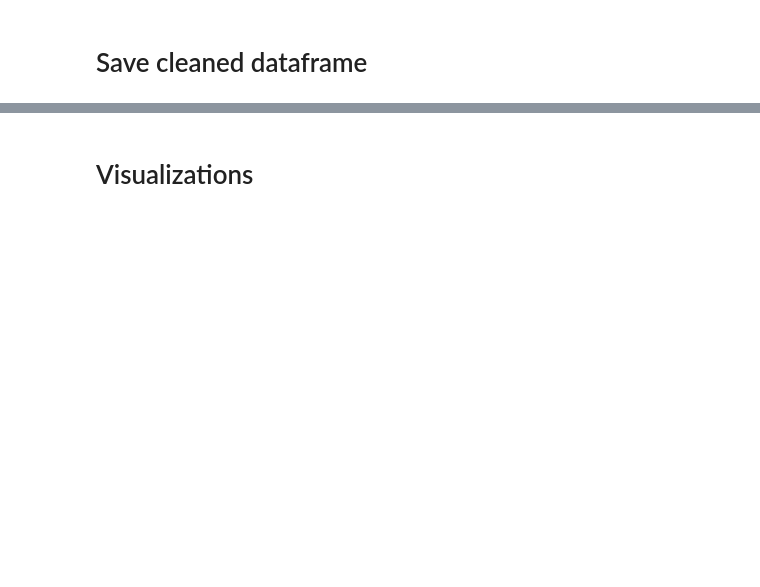
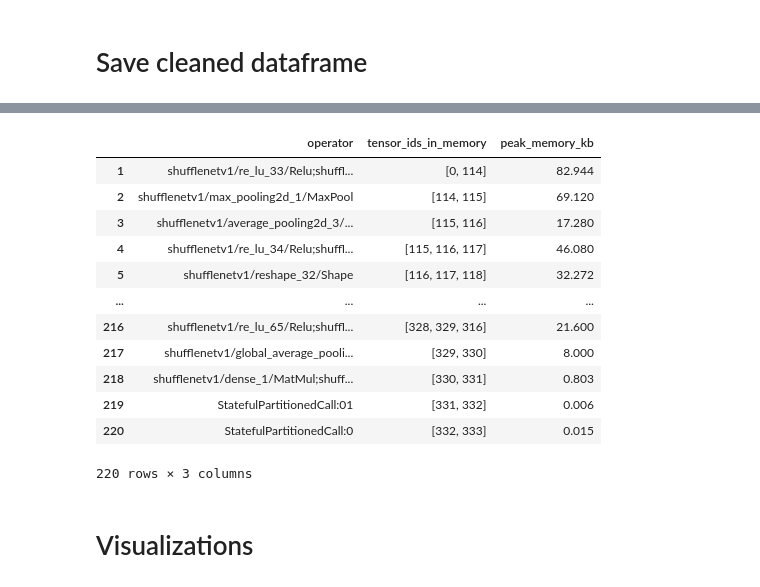
Before and after one commit to subrockmann/tiny_cnn, a Jupyter notebook: Layer Visualizations.ipynb, the cells around one changed output, grey strips where cells are left out. Drawn from its saved outputs; the diff is of its cells as text; code cells hidden in the pictures; blank space fills up the shorter version.

```diff
--- a/Layer Visualizations.ipynb
+++ b/Layer Visualizations.ipynb
@@ -561,3 +585,20 @@ df.to_pickle(clean_df_filepath)
+# %%
+peak_memory_df = pd.read_pickle(models_peak_memory_df_path)
+peak_memory_df
+# %% [output]
+|  | operator | tensor_ids_in_memory | peak_memory_kb |
+| 1 | shufflenetv1/re_lu_33/Relu;shuffl... | [0, 114] | 82.944 |
+| 2 | shufflenetv1/max_pooling2d_1/MaxPool | [114, 115] | 69.120 |
+| 3 | shufflenetv1/average_pooling2d_3/... | [115, 116] | 17.280 |
+| 4 | shufflenetv1/re_lu_34/Relu;shuffl... | [115, 116, 117] | 46.080 |
+| 5 | shufflenetv1/reshape_32/Shape | [116, 117, 118] | 32.272 |
+| ... | ... | ... | ... |
+| 216 | shufflenetv1/re_lu_65/Relu;shuffl... | [328, 329, 316] | 21.600 |
+| 217 | shufflenetv1/global_average_pooli... | [329, 330] | 8.000 |
+| 218 | shufflenetv1/dense_1/MatMul;shuff... | [330, 331] | 0.803 |
+| 219 | StatefulPartitionedCall:01 | [331, 332] | 0.006 |
+| 220 | StatefulPartitionedCall:0 | [332, 333] | 0.015 |
+220 rows × 3 columns
 # %% [markdown]
 # Visualizations
 # %%
```
Also changed, not shown: parts of 81 cells of this notebook.
